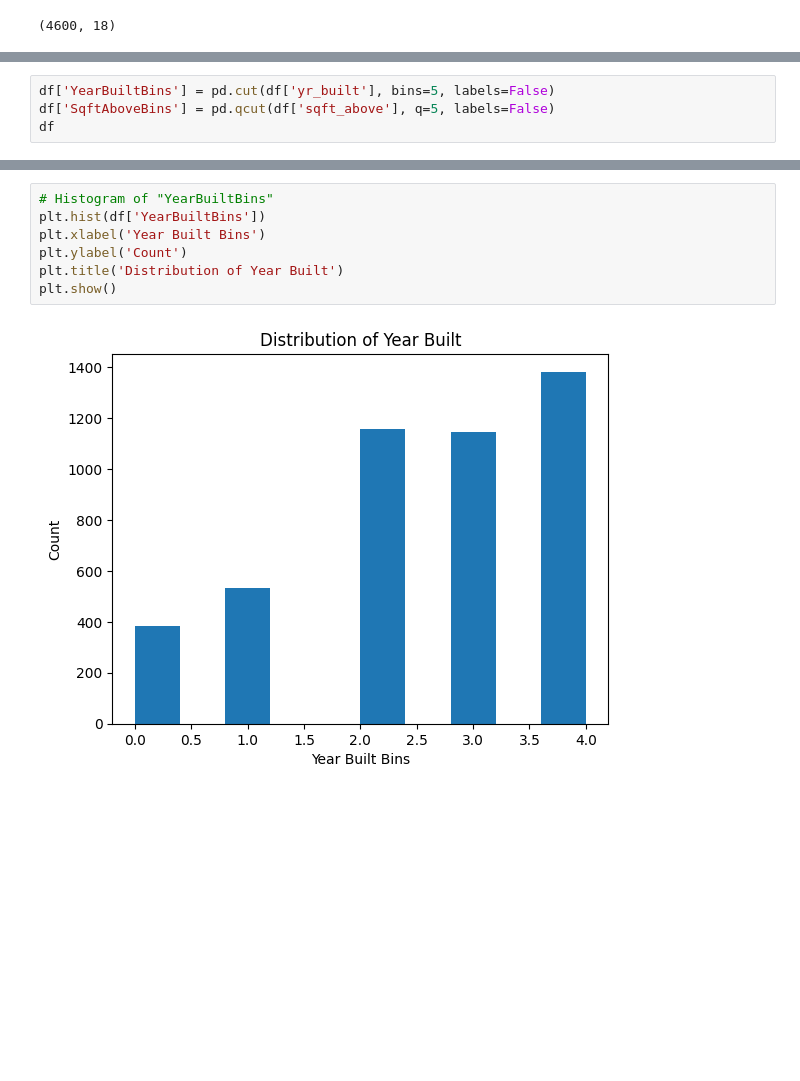
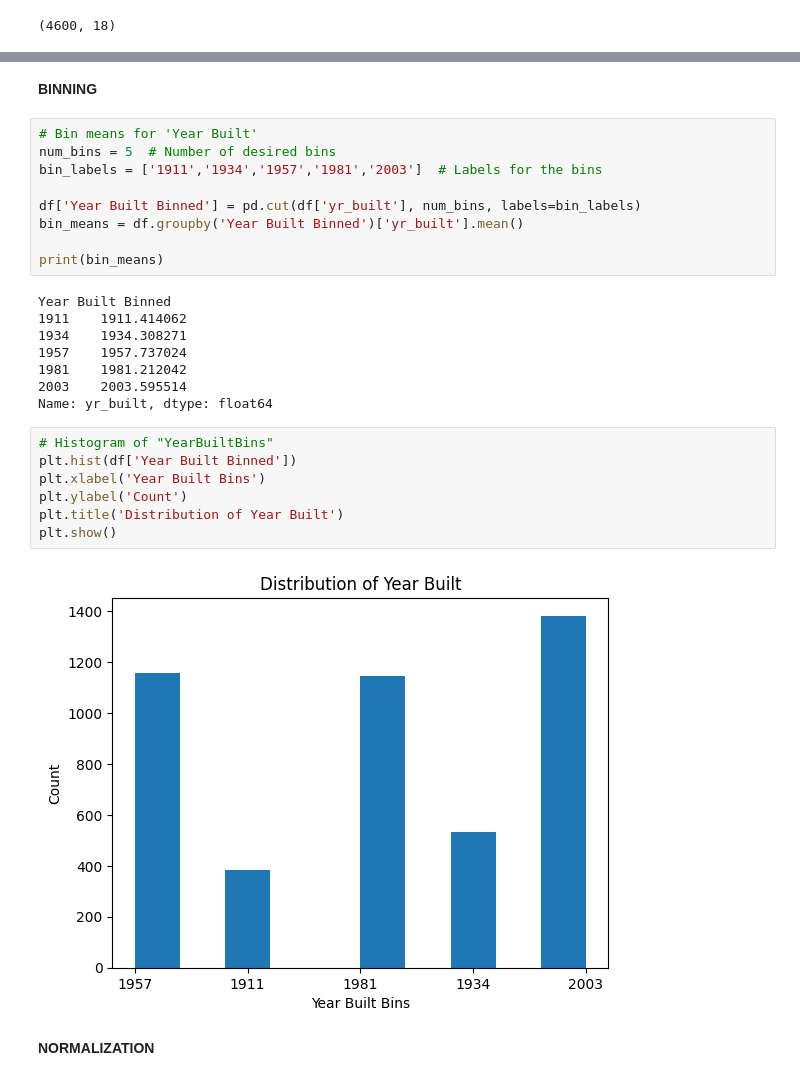
Before and after one commit to GOPIKA-S-S/AML-2, a Jupyter notebook: Untitled8.ipynb, the cells around one changed output, grey strips where cells are left out. Cells and saved outputs as stored; diff of their text form; blank space fills up the shorter version.

```diff
--- a/Untitled8.ipynb
+++ b/Untitled8.ipynb
@@ -77,4 +70,0 @@ plt.show()
-# %%
-df['YearBuiltBins'] = pd.cut(df['yr_built'], bins=5, labels=False)
-df['SqftAboveBins'] = pd.qcut(df['sqft_above'], q=5, labels=False)
-df
@@ -95,12 +71,33 @@ df
+# %% [markdown]
+**BINNING**
+# %%
+# Bin means for 'Year Built'
+num_bins = 5  # Number of desired bins
+bin_labels = ['1911','1934','1957','1981','2003']  # Labels for the bins
+
+df['Year Built Binned'] = pd.cut(df['yr_built'], num_bins, labels=bin_labels)
+bin_means = df.groupby('Year Built Binned')['yr_built'].mean()
+
+print(bin_means)
+# %% [output]
+Year Built Binned
+1911    1911.414062
+1934    1934.308271
+1957    1957.737024
+1981    1981.212042
+2003    2003.595514
+Name: yr_built, dtype: float64
 # %%
 # Histogram of "YearBuiltBins"
-plt.hist(df['YearBuiltBins'])
+plt.hist(df['Year Built Binned'])
 plt.xlabel('Year Built Bins')
 plt.ylabel('Count')
 plt.title('Distribution of Year Built')
 plt.show()
 # %% [output]
-[figure, old version]
+[figure, new version]
+# %% [markdown]
+**NORMALIZATION**
 # %%
 numerical_cols = ['price', 'bedrooms', 'bathrooms', 'sqft_living', 'sqft_lot', 'floors', 'sqft_above', 'sqft_basement', 'yr_built', 'yr_renovated']
 df[numerical_cols] = (df[numerical_cols] - df[numerical_cols].min()) / (df[numerical_cols].max() - df[numerical_cols].min())
```
Also changed, not shown: parts of 12 cells of this notebook.
